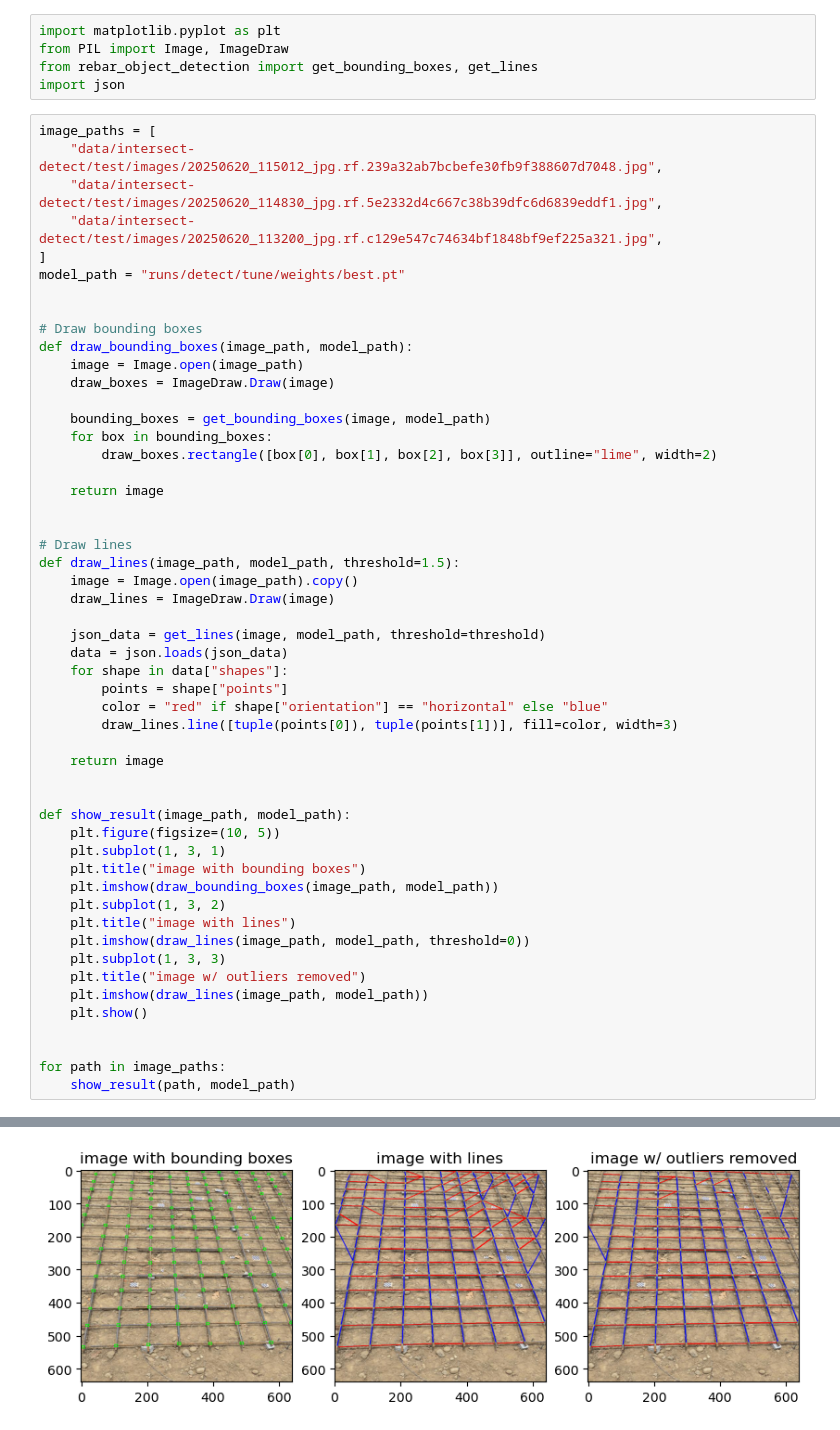
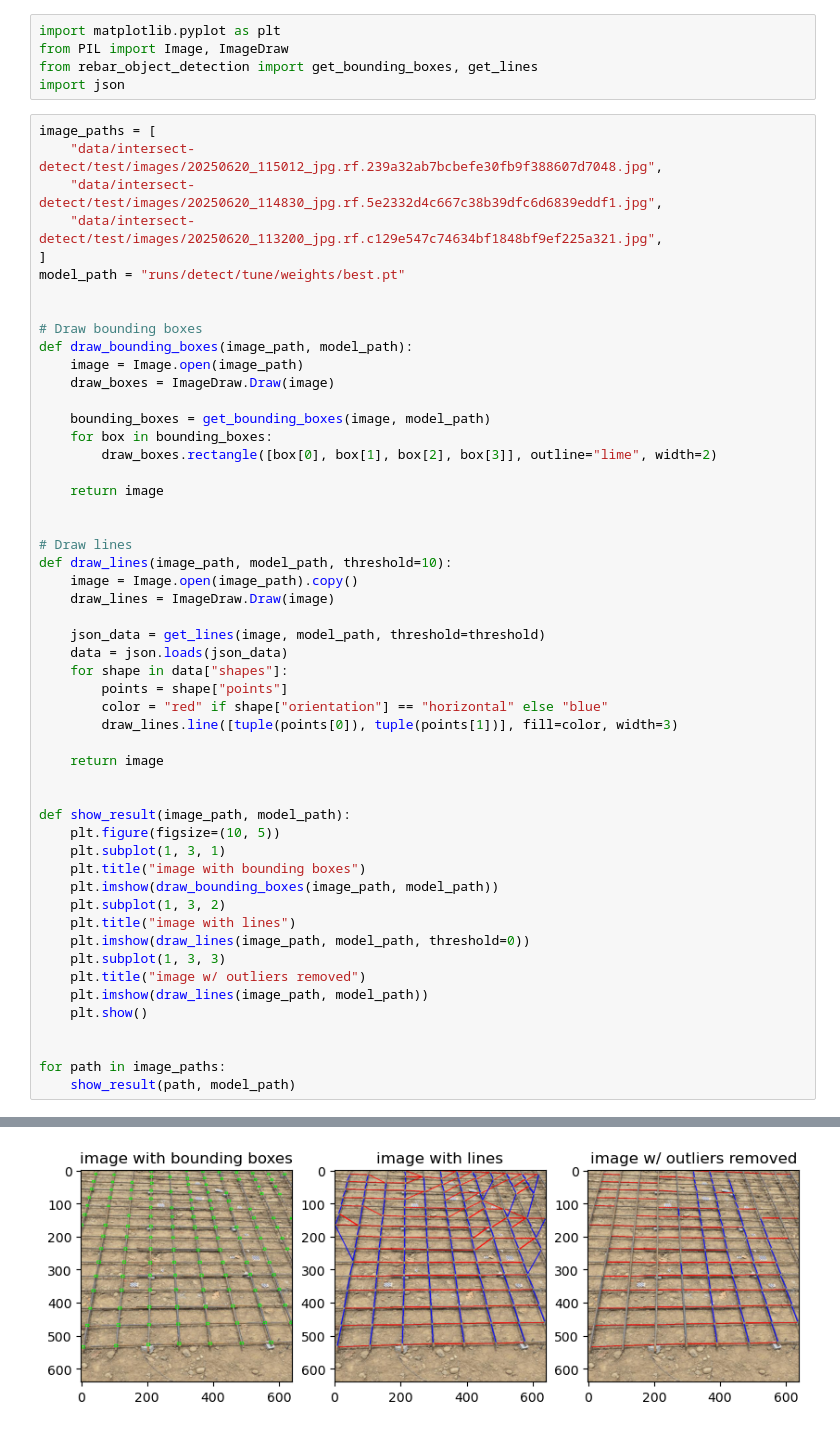
Before and after one commit to HsiaoHungKai/rebar-works, a Jupyter notebook: yolo-intersect-detection/display_lines.ipynb, the cells around one changed output, grey strips where cells are left out. Saved outputs shown, nothing was run; the diff lists cells and outputs as text.

```diff
--- a/yolo-intersect-detection/display_lines.ipynb
+++ b/yolo-intersect-detection/display_lines.ipynb
@@ -25,36 +25,36 @@ def draw_bounding_boxes(image_path, model_path):
 
 
 # Draw lines
-def draw_lines(image_path, model_path, threshold=1.5):
+def draw_lines(image_path, model_path, threshold=10):
     image = Image.open(image_path).copy()
     draw_lines = ImageDraw.Draw(image)
 
     json_data = get_lines(image, model_path, threshold=threshold)
     data = json.loads(json_data)
     for shape in data["shapes"]:
         points = shape["points"]
         color = "red" if shape["orientation"] == "horizontal" else "blue"
         draw_lines.line([tuple(points[0]), tuple(points[1])], fill=color, width=3)
 
     return image
 
 
 def show_result(image_path, model_path):
     plt.figure(figsize=(10, 5))
     plt.subplot(1, 3, 1)
     plt.title("image with bounding boxes")
     plt.imshow(draw_bounding_boxes(image_path, model_path))
     plt.subplot(1, 3, 2)
     plt.title("image with lines")
     plt.imshow(draw_lines(image_path, model_path, threshold=0))
     plt.subplot(1, 3, 3)
     plt.title("image w/ outliers removed")
     plt.imshow(draw_lines(image_path, model_path))
     plt.show()
 
 
 for path in image_paths:
     show_result(path, model_path)
 # %% [output]
 [figure]
-[figure, old version]
+[figure, new version]
```
Also changed, not shown: parts of 1 cell of this notebook, 1 other file.
